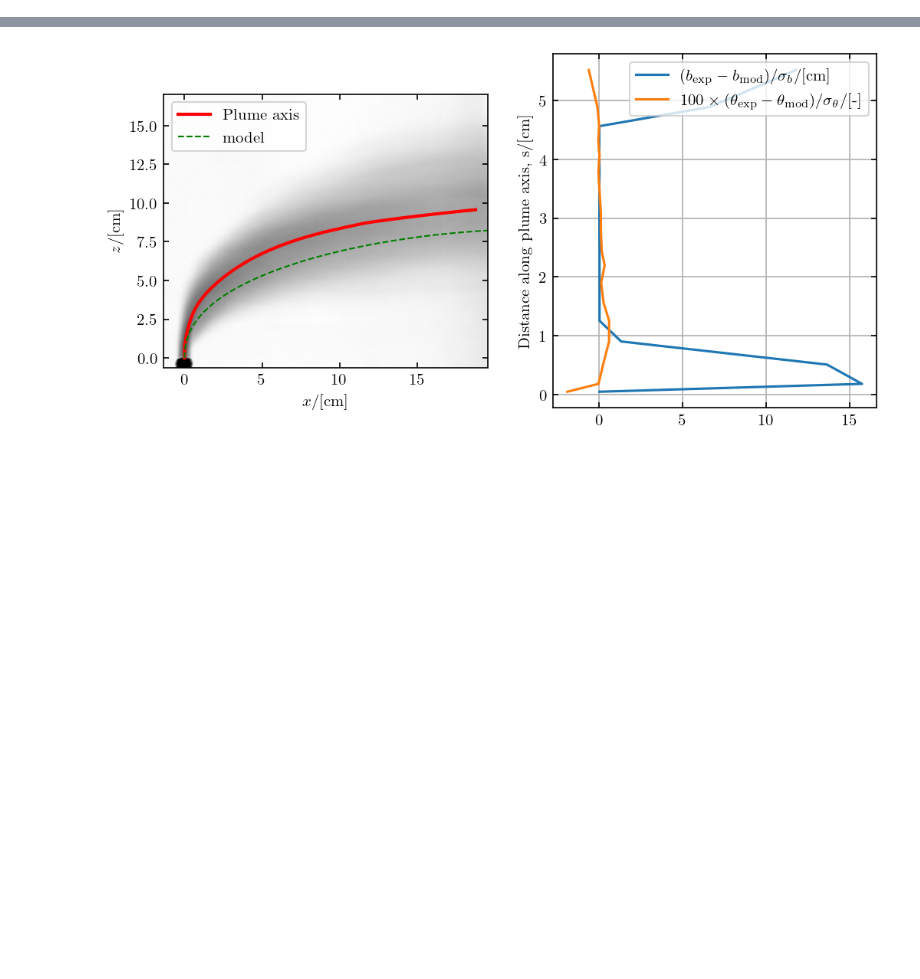
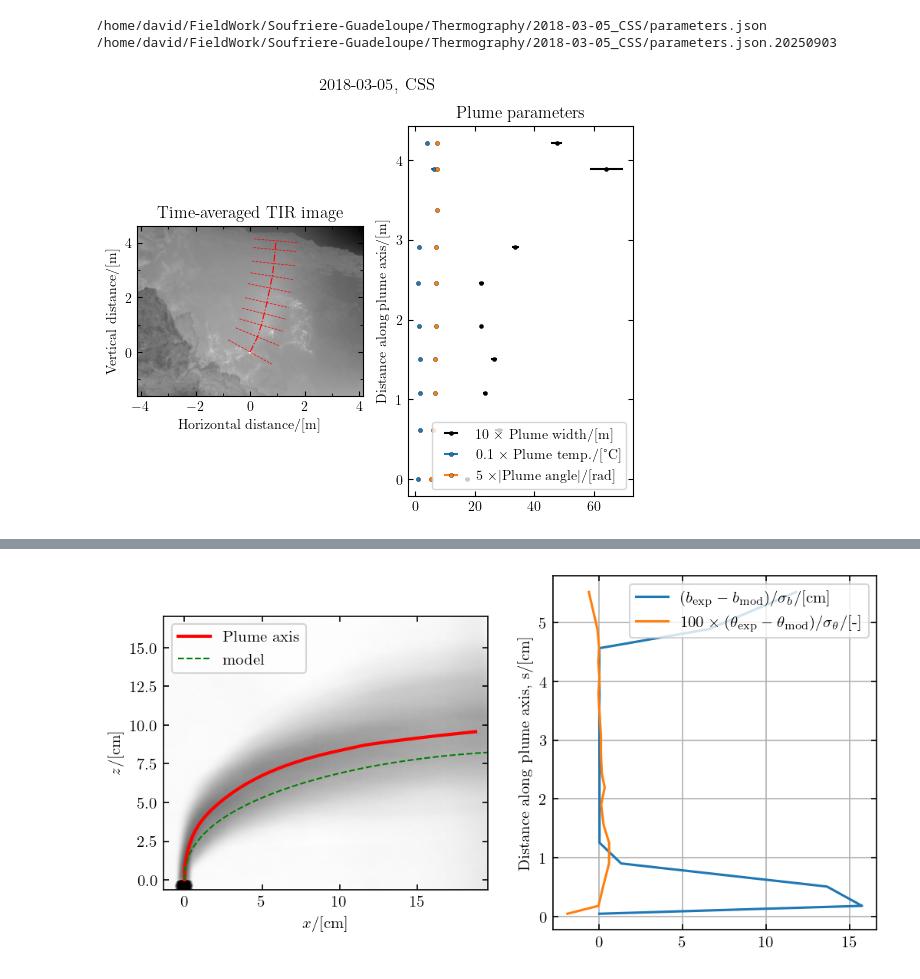
Before and after one commit to djessop/fumarole_plume_model, a Jupyter notebook: plume_analyser_real_plume.ipynb, the cells around one changed output, grey strips where cells are left out. Cells and saved outputs as stored; diff of their text form; code cells hidden in the pictures; blank space fills up the shorter version.

```diff
--- a/plume_analyser_real_plume.ipynb
+++ b/plume_analyser_real_plume.ipynb
@@ -380,0 +260,8 @@ plume_analysis(date, site)
+# %%
+date  = '2018-03-05'
+site  = 'CSS'
+
+plume_analysis(date, site)
+# %% [output]
+/home/david/FieldWork/Soufriere-Guadeloupe/Thermography/2018-03-05_CSS/parameters.json /home/david/FieldWork/Soufriere-Guadeloupe/Thermography/2018-03-05_CSS/parameters.json.20250903
+[figure, added]
```
Also changed, not shown: parts of 21 cells of this notebook, 5 other files.
